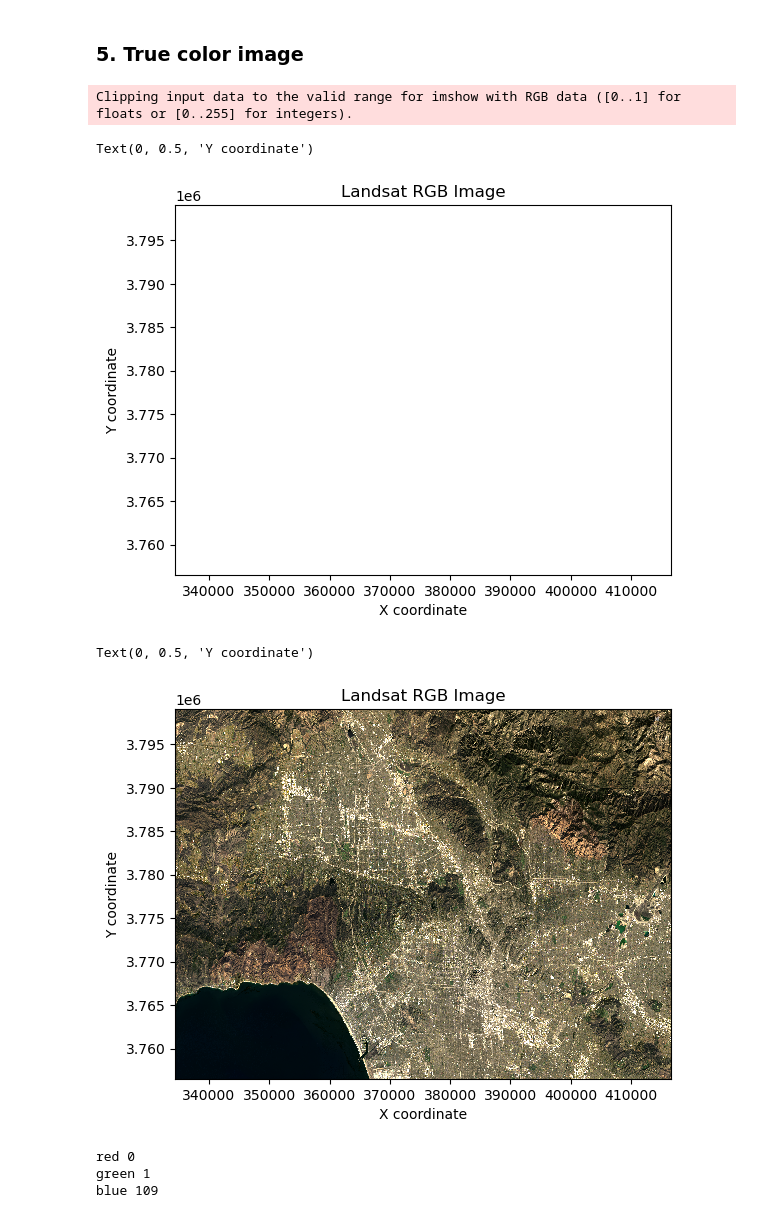
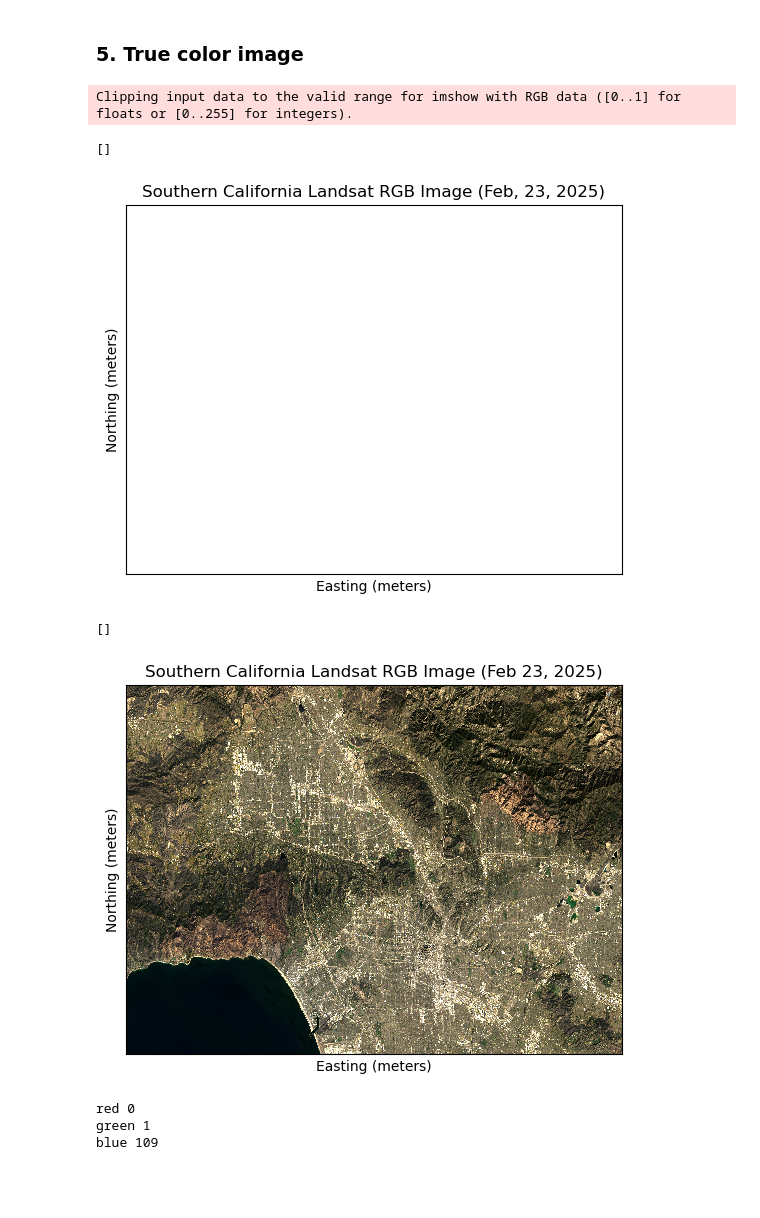
Before and after one commit to richardmonteslemus/eds220-hwk4, a Jupyter notebook: hwk4-task2-false-color-MONTESLEMUS.ipynb, the cells around one changed output. Cells and saved outputs as stored; diff of their text form; code cells hidden in the pictures; blank space fills up the shorter version.

```diff
--- a/hwk4-task2-false-color-MONTESLEMUS.ipynb
+++ b/hwk4-task2-false-color-MONTESLEMUS.ipynb
@@ -151,25 +180,32 @@ figure = landsat[["red","green","blue"]].to_array().plot.imshow()
 
 # Add axis labels and title
 ax = figure.axes
-ax.set_title("Landsat RGB Image")
-ax.set_xlabel("X coordinate")
-ax.set_ylabel("Y coordinate")
+ax.set_title("Southern California Landsat RGB Image (Feb, 23, 2025)")
+ax.set_xlabel("Easting (meters)")
+ax.set_ylabel("Northing (meters)")
+# Remove ticks
+ax.set_xticks([])
+ax.set_yticks([])
 # %% [output]
 Clipping input data to the valid range for imshow with RGB data ([0..1] for floats or [0..255] for integers).
-Text(0, 0.5, 'Y coordinate')
+[]
-[figure, old version]
+[figure, new version]
 # %%
 # b. Adjust band scale
+# Address cloud outlier problem
 figure = landsat[["red","green","blue"]].to_array().plot.imshow(robust=True)
 
 # Add axis labels and title
 ax = figure.axes
-ax.set_title("Landsat RGB Image")
-ax.set_xlabel("X coordinate")
-ax.set_ylabel("Y coordinate")
+ax.set_title("Southern California Landsat RGB Image (Feb 23, 2025)")
+ax.set_xlabel("Easting (meters)")
+ax.set_ylabel("Northing (meters)")
+# Remove ticks
+ax.set_xticks([])
+ax.set_yticks([])
 # %% [output]
-Text(0, 0.5, 'Y coordinate')
+[]
-[figure, old version]
+[figure, new version]
 # %%
 # c. Check number of NAs in each band
 for band in ["red","green","blue"]:
```
Also changed, not shown: parts of 7 cells of this notebook.
